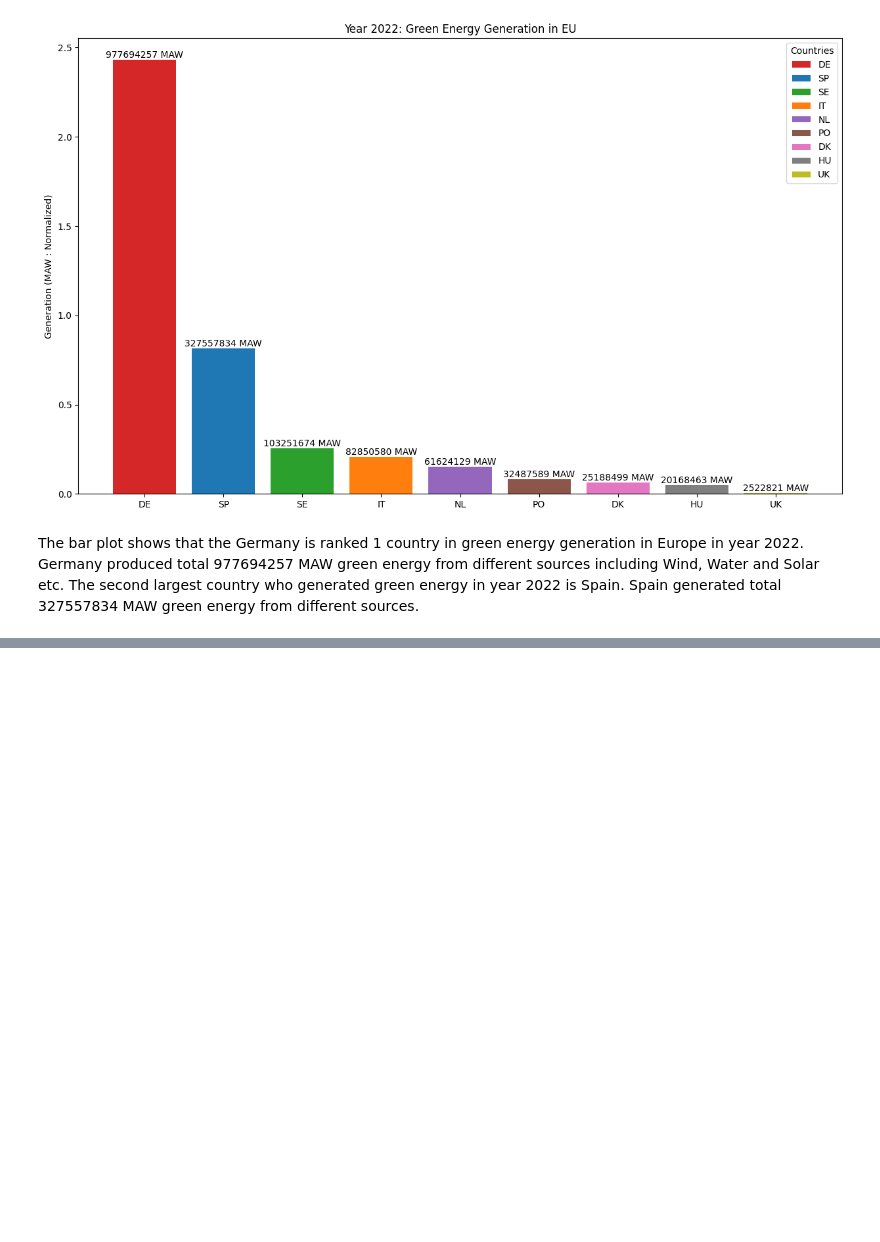
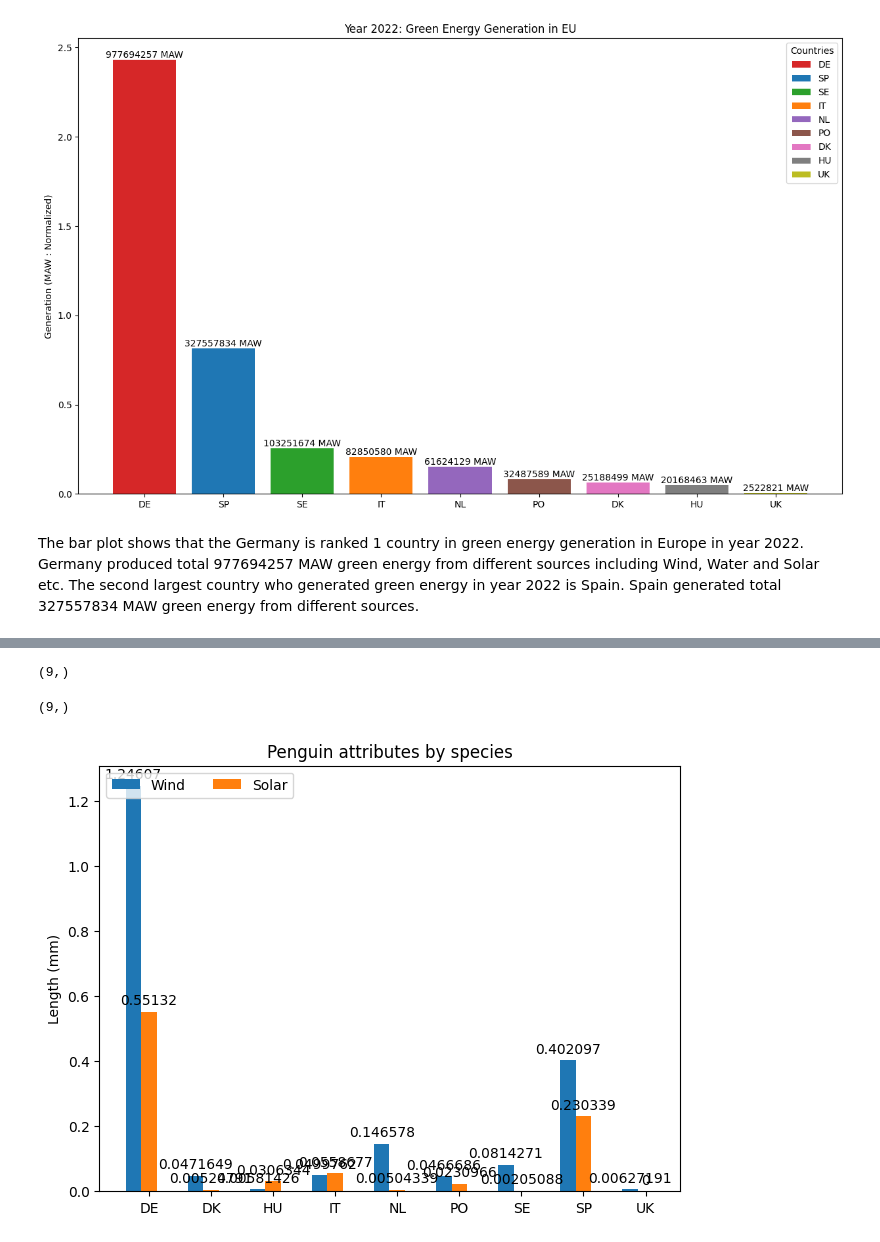
Before and after one commit to mahbubur-87/SE-Europe-Data_Challenge_Template, a Jupyter notebook: se-europe-data-challenge-data-analysis.ipynb, the cells around one changed output, grey strips where cells are left out. Drawn from its saved outputs; the diff is of its cells as text; code cells hidden in the pictures; blank space fills up the shorter version.

Commit message:
Kaggle Notebook | SE-Europe-Data_Challenge-data_analysis | Version 7

```diff
--- a/se-europe-data-challenge-data-analysis.ipynb
+++ b/se-europe-data-challenge-data-analysis.ipynb
@@ -289,0 +310,3 @@ The bar plot shows that the Germany is ranked 1 country in green energy generati
+# %%
+df_gen_2022_country = df_gen_2022_country_gen_types[df_gen_2022_country_gen_types["GenType"].isin(["Wind", "Solar"])].groupby(by=["Country", "GenType"])[["quantity", "normalized_quantity"]].sum()
+df_gen_2022_country
@@ -289,0 +333,3 @@ The bar plot shows that the Germany is ranked 1 country in green energy generati
+# %%
+df_gen_2022_country = df_gen_2022_country.reset_index()
+df_gen_2022_country
@@ -289,0 +355,3 @@ The bar plot shows that the Germany is ranked 1 country in green energy generati
+# %%
+df_gen_2022_country = df_gen_2022_country.sort_values(["Country", "GenType"])
+df_gen_2022_country
@@ -289,0 +377,11 @@ The bar plot shows that the Germany is ranked 1 country in green energy generati
+# %%
+temp_1_df_gen_2022_country = df_gen_2022_country.loc[:15]
+temp_2_df_gen_2022_country = df_gen_2022_country.loc[16:17]
+temp_3_df_gen_2022_country = pd.DataFrame(data={
+    "Country": ["UK"],
+    "GenType": ["Solar"],
+    "quantity": [0],
+    "normalized_quantity": [0.0]
+})
+df_gen_2022_country = pd.concat([temp_1_df_gen_2022_country, temp_3_df_gen_2022_country, temp_2_df_gen_2022_country])
+df_gen_2022_country
@@ -289,0 +406,39 @@ The bar plot shows that the Germany is ranked 1 country in green energy generati
+# %%
+df_gen_2022_country[df_gen_2022_country["GenType"] == "Wind"]["normalized_quantity"].shape
+# %% [output]
+(9,)
+# %%
+df_gen_2022_country[df_gen_2022_country["GenType"] == "Solar"]["normalized_quantity"].shape
+# %% [output]
+(9,)
+# %%
+import matplotlib.pyplot as plt
+
+species = df_gen_2022_country["Country"].drop_duplicates()
+penguin_means = {
+    'Wind': df_gen_2022_country[df_gen_2022_country["GenType"] == "Wind"]["normalized_quantity"],
+    'Solar': df_gen_2022_country[df_gen_2022_country["GenType"] == "Solar"]["normalized_quantity"],
+}
+
+x = np.arange(len(species))  # the label locations
+width = 0.25  # the width of the bars
+multiplier = 0
+
+fig, ax = plt.subplots(layout='constrained')
+
+for attribute, measurement in penguin_means.items():
+    offset = width * multiplier
+    rects = ax.bar(x + offset, measurement, width, label=attribute)
+    ax.bar_label(rects, padding=3)
+    multiplier += 1
+
+# Add some text for labels, title and custom x-axis tick labels, etc.
+ax.set_ylabel('Length (mm)')
+ax.set_title('Penguin attributes by species')
+ax.set_xticks(x + width, species)
+ax.legend(loc='upper left', ncols=2)
+#ax.set_ylim(0, 250)
+
+plt.show()
+# %% [output]
+[figure, added]
```
Also changed, not shown: parts of 6 cells of this notebook.
